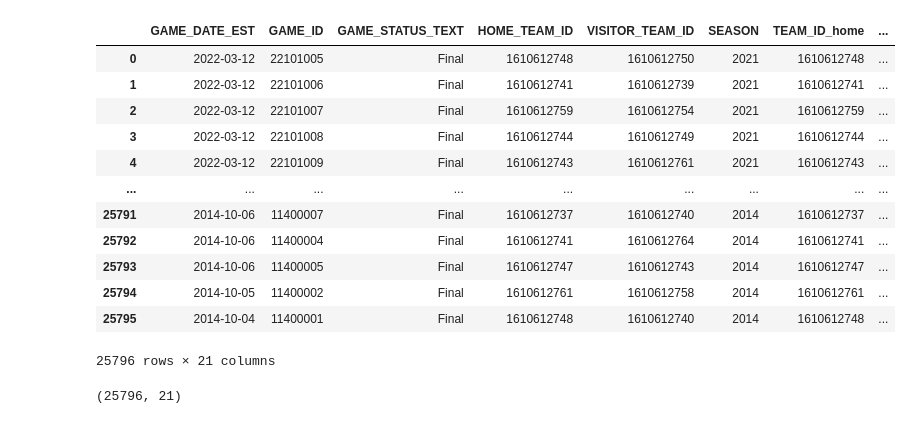
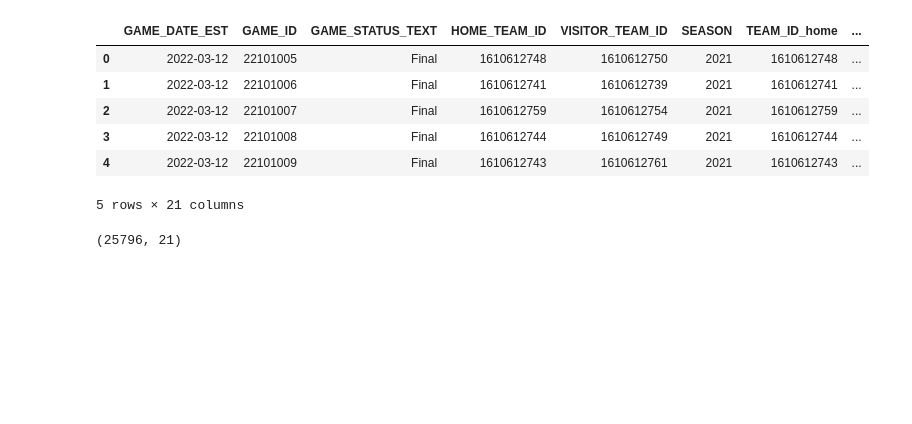
Before and after one commit to bktraore/ironhack-Final-Project, a Jupyter notebook: final_project/games_py.ipynb, the cells around one changed output. Cells and saved outputs as stored; diff of their text form; code cells hidden in the pictures; blank space fills up the shorter version.

```diff
--- a/final_project/games_py.ipynb
+++ b/final_project/games_py.ipynb
@@ -6,18 +6,12 @@ import matplotlib.pyplot as plt
 plt.style.use('default')
 # %%
 games = pd.read_csv(r"C:\Users\kyrie\ironhack\Excel_CSV_file\nba\games.csv")
-games
+games.head()
 # %% [output]
 |  | GAME_DATE_EST | GAME_ID | GAME_STATUS_TEXT | HOME_TEAM_ID | VISITOR_TEAM_ID | SEASON | TEAM_ID_home | ... |
 | 0 | 2022-03-12 | 22101005 | Final | 1610612748 | 1610612750 | 2021 | 1610612748 | ... |
 | 1 | 2022-03-12 | 22101006 | Final | 1610612741 | 1610612739 | 2021 | 1610612741 | ... |
 | 2 | 2022-03-12 | 22101007 | Final | 1610612759 | 1610612754 | 2021 | 1610612759 | ... |
 | 3 | 2022-03-12 | 22101008 | Final | 1610612744 | 1610612749 | 2021 | 1610612744 | ... |
 | 4 | 2022-03-12 | 22101009 | Final | 1610612743 | 1610612761 | 2021 | 1610612743 | ... |
-| ... | ... | ... | ... | ... | ... | ... | ... | ... |
-| 25791 | 2014-10-06 | 11400007 | Final | 1610612737 | 1610612740 | 2014 | 1610612737 | ... |
-| 25792 | 2014-10-06 | 11400004 | Final | 1610612741 | 1610612764 | 2014 | 1610612741 | ... |
-| 25793 | 2014-10-06 | 11400005 | Final | 1610612747 | 1610612743 | 2014 | 1610612747 | ... |
-| 25794 | 2014-10-05 | 11400002 | Final | 1610612761 | 1610612758 | 2014 | 1610612761 | ... |
-| 25795 | 2014-10-04 | 11400001 | Final | 1610612748 | 1610612740 | 2014 | 1610612748 | ... |
-25796 rows × 21 columns
+5 rows × 21 columns
```
Also changed, not shown: parts of 7 cells of this notebook, 4 other files.
